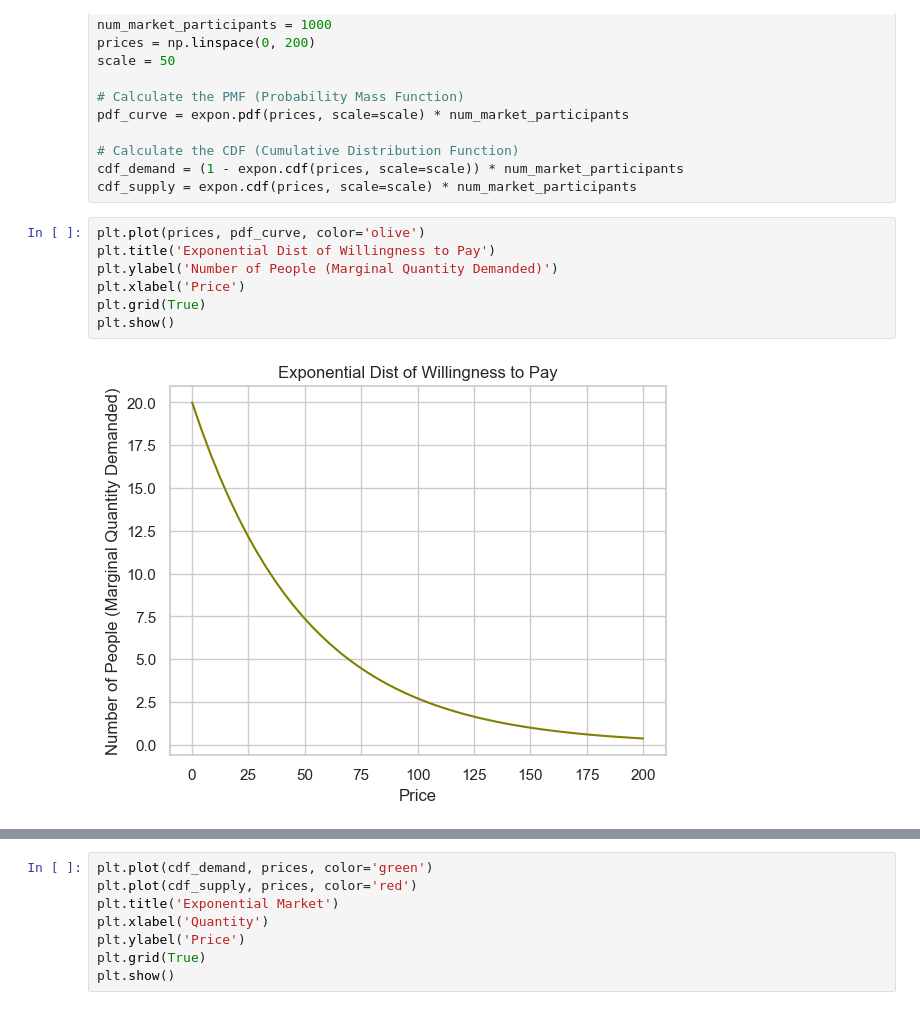
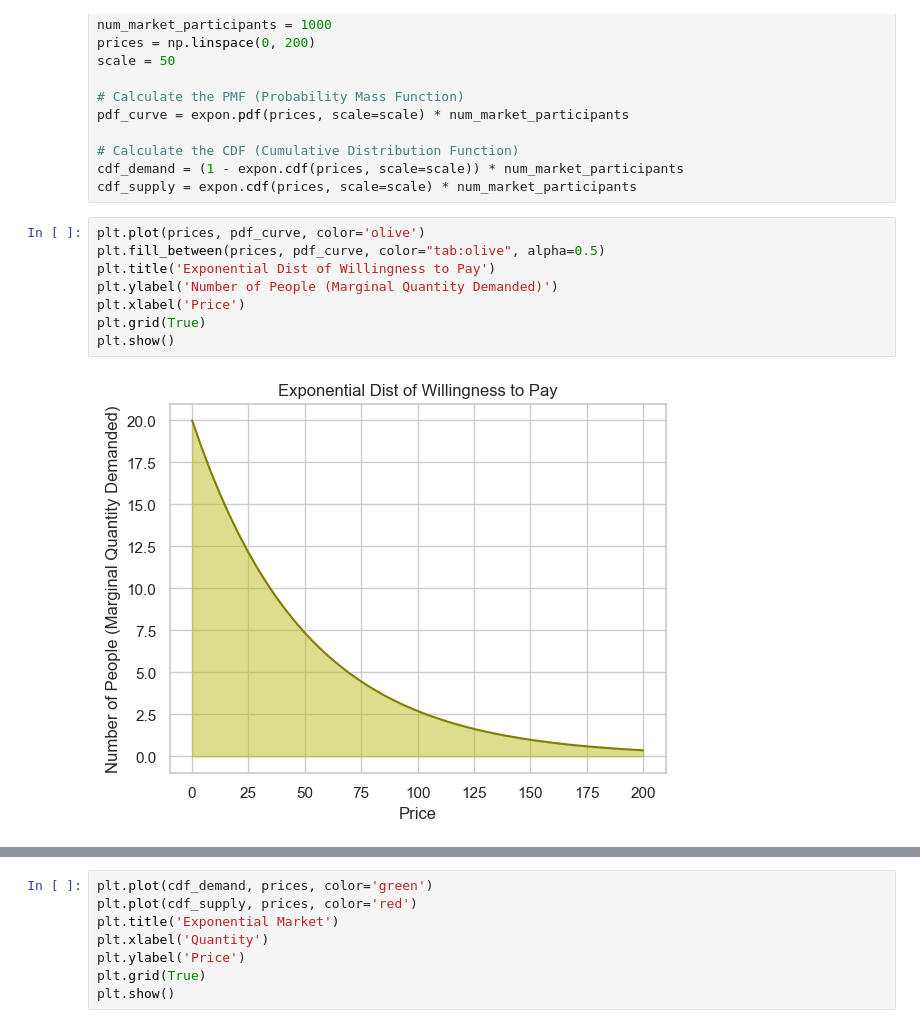
Before and after one commit to ohmurphy/market_cdfs, a Jupyter notebook: market_curves.ipynb, the cells around one changed output, grey strips where cells are left out. Saved outputs shown, nothing was run; the diff lists cells and outputs as text.

```diff
--- a/market_curves.ipynb
+++ b/market_curves.ipynb
@@ -206,13 +326,14 @@ cdf_demand = (1 - expon.cdf(prices, scale=scale)) * num_market_participants
 cdf_supply = expon.cdf(prices, scale=scale) * num_market_participants
 # %%
 plt.plot(prices, pdf_curve, color='olive')
+plt.fill_between(prices, pdf_curve, color="tab:olive", alpha=0.5)
 plt.title('Exponential Dist of Willingness to Pay')
 plt.ylabel('Number of People (Marginal Quantity Demanded)')
 plt.xlabel('Price')
 plt.grid(True)
 plt.show()
 # %% [output]
-[figure, old version]
+[figure, new version]
 # %%
 fig, (ax1, ax2) = plt.subplots(1, 2, figsize=(12, 6), sharey=True)
 ax1.plot(pdf_curve, prices, linewidth=2, color='olive')
```
Also changed, not shown: parts of 16 cells of this notebook, 8 other files.
